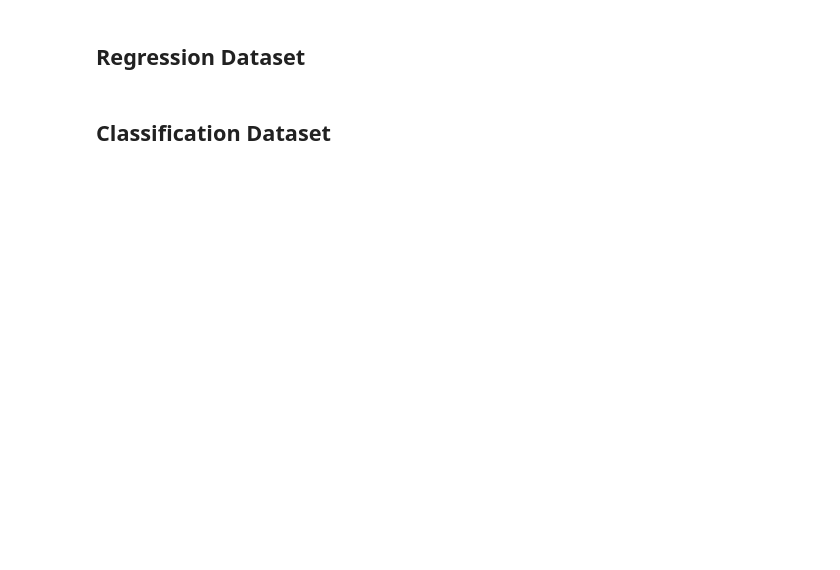
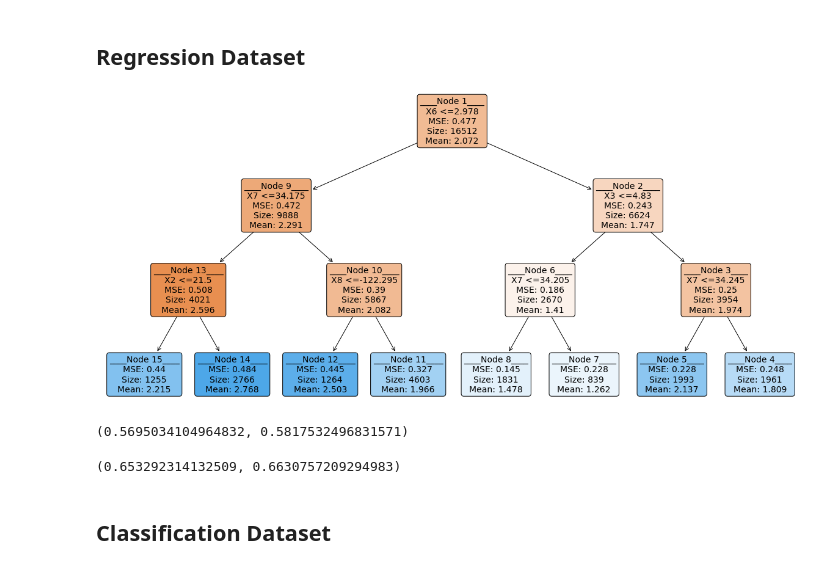
Before and after one commit to ZebinYang/SIMTree, a Jupyter notebook: examples/demo.ipynb, the cells around one changed output. Drawn from its saved outputs; the diff is of its cells as text; code cells hidden in the pictures; blank space fills up the shorter version.

```diff
--- a/examples/demo.ipynb
+++ b/examples/demo.ipynb
@@ -14,19 +13,24 @@ from sklearn.datasets import fetch_california_housing
 cal_housing = fetch_california_housing()
 train_x, test_x, train_y, test_y = train_test_split(cal_housing.data, cal_housing.target, test_size=0.2, random_state=0)
 # %%
-clf = LIFTNetRegressor(max_depth=3, min_samples_leaf=200, knot_num=5, n_feature_search=5,
-                       n_split_grid=10, reg_lambda=[0.0001, 0.001, 0.01, 0.1], reg_gamma=[1e-3, 1e-6, 1e-9])
+clf = LIFTNetRegressor(max_depth=3, min_samples_leaf=100, knot_num=5, n_feature_search=5, min_impurity_decrease=0,
+                       n_split_grid=10, reg_lambda=[0.000001, 0.0001, 0.001, 0.01, 0.1], reg_gamma=[1e-3, 1e-6, 1e-9])
 clf.fit(train_x, train_y)
 clf.plot_tree()
 pred_train = clf.predict(train_x).reshape([-1, 1])
 pred_test = clf.predict(test_x).reshape([-1, 1])
 np.mean((train_y - pred_train.ravel()) ** 2) ** 0.5, np.mean((test_y - pred_test.ravel()) ** 2) ** 0.5
+# %% [output]
+[figure, added]
+(0.5695034104964832, 0.5817532496831571)
 # %%
-clf = MOBGLMRegressor(max_depth=3, min_samples_leaf=200, n_split_grid=10)
+clf = MOBGLMRegressor(max_depth=3, min_samples_leaf=100, min_impurity_decrease=0, n_split_grid=10)
 clf.fit(train_x, train_y)
 pred_train = clf.predict(train_x).reshape([-1, 1])
 pred_test = clf.predict(test_x).reshape([-1, 1])
 np.mean((train_y - pred_train.ravel()) ** 2) ** 0.5, np.mean((test_y - pred_test.ravel()) ** 2) ** 0.5
+# %% [output]
+(0.653292314132509, 0.6630757209294983)
 # %% [markdown]
 ## Classification Dataset
 # %%
```
Also changed, not shown: parts of 3 cells of this notebook, 7 other files.
